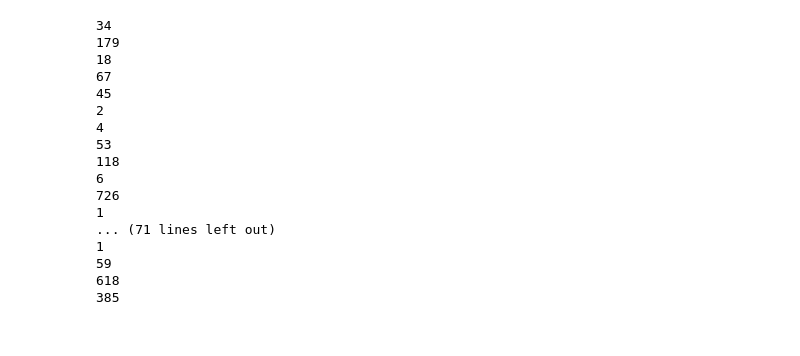
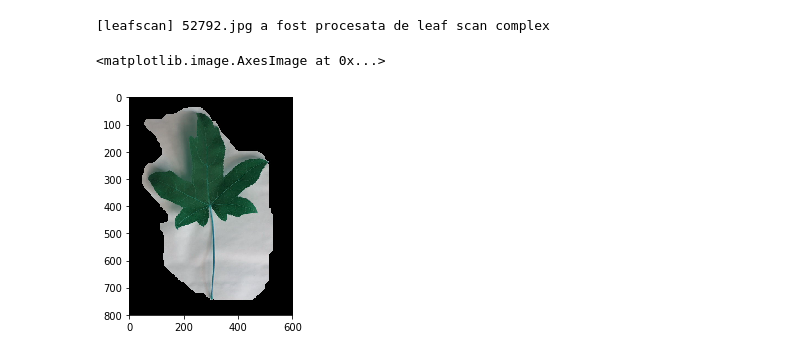
Before and after one commit to jianwu21/Advance-Topic-in-Image-Analysis, a Jupyter notebook: Object_Recognition/Exp.ipynb, the cells around one changed output. Cells and saved outputs as stored; diff of their text form; code cells hidden in the pictures.

```diff
--- a/Object_Recognition/Exp.ipynb
+++ b/Object_Recognition/Exp.ipynb
@@ -9,20 +12,19 @@ import pickle
-# %%
-leafscan_dict = pickle.load(open('./train.pickle', 'rb'))
-# %% [output]
-34
-179
-18
-67
-45
-2
-4
-53
-118
-6
-726
-1
-... (71 lines left out)
-1
-59
-618
-385
+# %%
+leafscan_dict = pickle.load(open('./train.pickle', 'rb'))
+all_classes = leafscan_dict.keys()
+
+# Example for showing the orignal pic
+for family in all_classes[:4]:
+    for im_id in leafscan_dict.get(family):
+        ex_path = os.path.join('./train/', im_id + '.jpg')
+        # ex_img = plt.imread(ex_path)
+
+process_scan_leaf(ex_path, output_folder='.')
+# %% [output]
+[leafscan] 52792.jpg a fost procesata de leaf scan complex
+# %%
+image = cv2.imread('./52792.jpg')
+plt.imshow(image)
+# %% [output]
+<matplotlib.image.AxesImage at 0x...>
+[figure, added]
```
Also changed, not shown: parts of 1 cell of this notebook, 5 other files.
